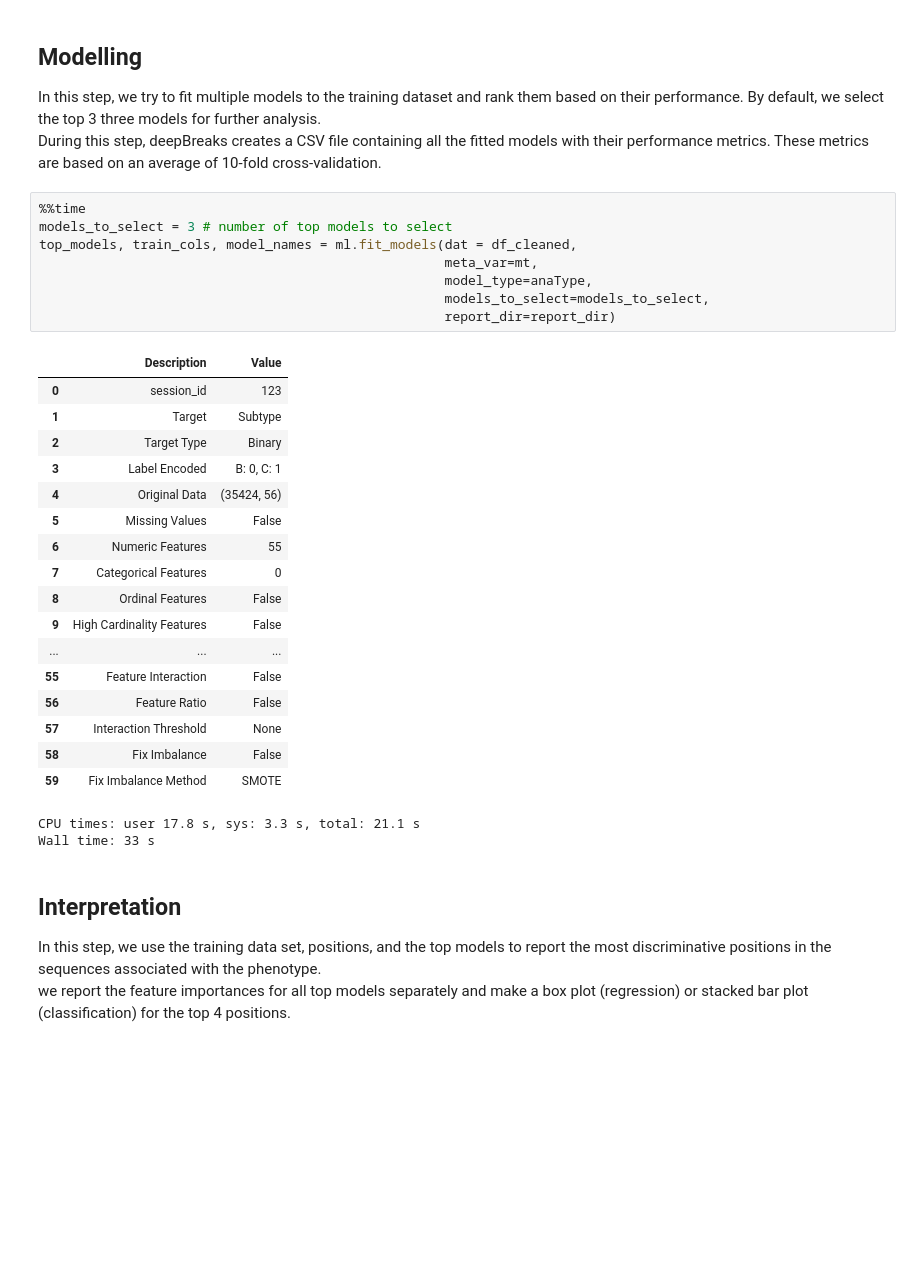
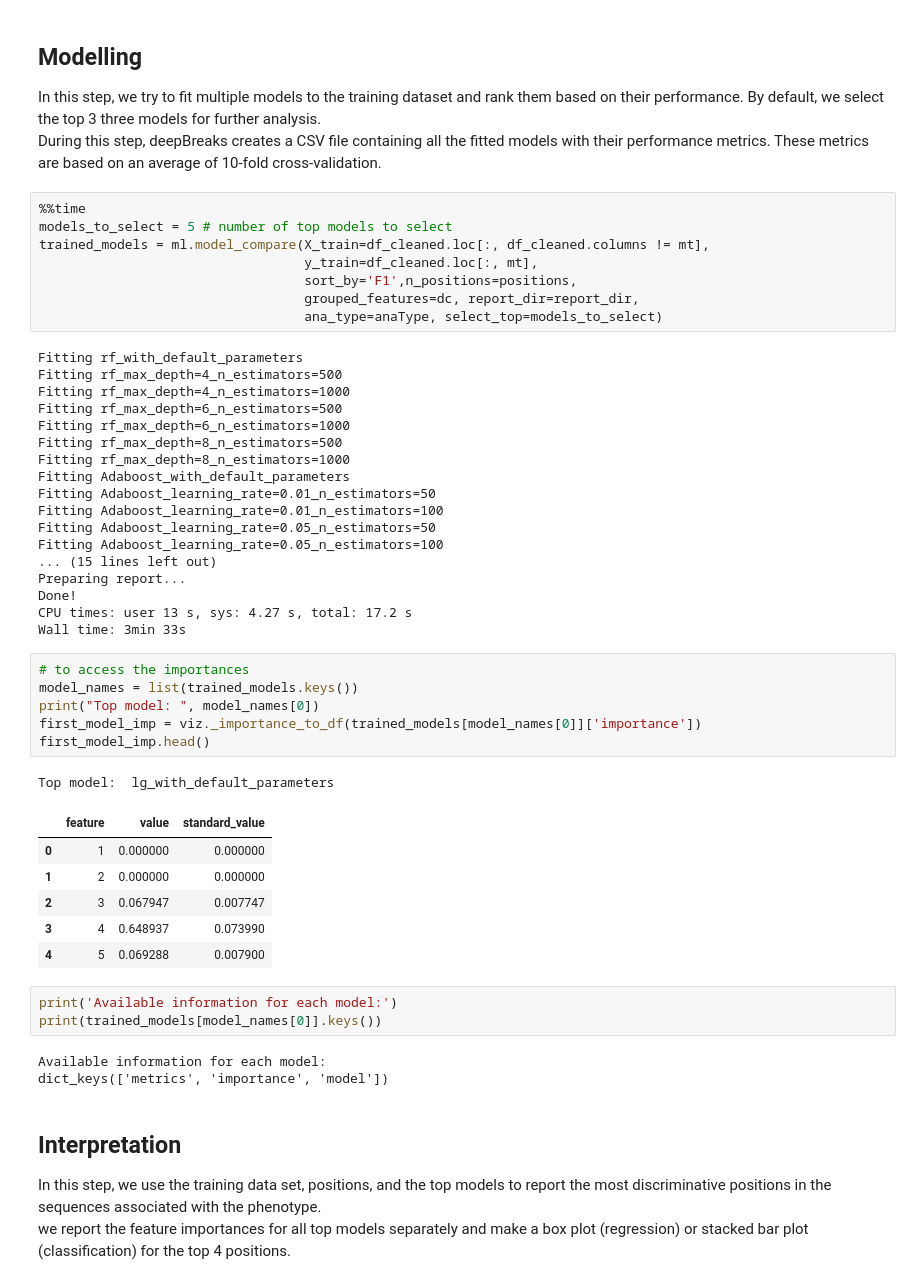
Before and after one commit to omicsEye/deepbreaks, a Jupyter notebook: examples/discrete_phenotype_HIV.ipynb, the cells around one changed output. Drawn from its saved outputs; the diff is of its cells as text; blank space fills up the shorter version.

```diff
--- a/examples/discrete_phenotype_HIV.ipynb
+++ b/examples/discrete_phenotype_HIV.ipynb
@@ -227,32 +226,50 @@ In this step, we try to fit multiple models to the training dataset and rank the
 During this step, deepBreaks creates a CSV file containing all the fitted models with their performance metrics. These metrics are based on an average of 10-fold cross-validation.
 # %%
 %%time
-models_to_select = 3 # number of top models to select
-top_models, train_cols, model_names = ml.fit_models(dat = df_cleaned,
-                                                    meta_var=mt,
-                                                    model_type=anaType,
-                                                    models_to_select=models_to_select,
-                                                    report_dir=report_dir)
+models_to_select = 5 # number of top models to select
+trained_models = ml.model_compare(X_train=df_cleaned.loc[:, df_cleaned.columns != mt],
+                                  y_train=df_cleaned.loc[:, mt],
+                                  sort_by='F1',n_positions=positions,
+                                  grouped_features=dc, report_dir=report_dir,
+                                  ana_type=anaType, select_top=models_to_select)
 # %% [output]
-|  | Description | Value |
-| 0 | session_id | 123 |
-| 1 | Target | Subtype |
-| 2 | Target Type | Binary |
-| 3 | Label Encoded | B: 0, C: 1 |
-| 4 | Original Data | (35424, 56) |
-| 5 | Missing Values | False |
-| 6 | Numeric Features | 55 |
-| 7 | Categorical Features | 0 |
-| 8 | Ordinal Features | False |
-| 9 | High Cardinality Features | False |
-| ... | ... | ... |
-| 55 | Feature Interaction | False |
-| 56 | Feature Ratio | False |
-| 57 | Interaction Threshold | None |
-| 58 | Fix Imbalance | False |
-| 59 | Fix Imbalance Method | SMOTE |
-CPU times: user 17.8 s, sys: 3.3 s, total: 21.1 s
-Wall time: 33 s
+Fitting rf_with_default_parameters
+Fitting rf_max_depth=4_n_estimators=500
+Fitting rf_max_depth=4_n_estimators=1000
+Fitting rf_max_depth=6_n_estimators=500
+Fitting rf_max_depth=6_n_estimators=1000
+Fitting rf_max_depth=8_n_estimators=500
+Fitting rf_max_depth=8_n_estimators=1000
+Fitting Adaboost_with_default_parameters
+Fitting Adaboost_learning_rate=0.01_n_estimators=50
+Fitting Adaboost_learning_rate=0.01_n_estimators=100
+Fitting Adaboost_learning_rate=0.05_n_estimators=50
+Fitting Adaboost_learning_rate=0.05_n_estimators=100
+... (15 lines left out)
+Preparing report...
+Done!
+CPU times: user 13 s, sys: 4.27 s, total: 17.2 s
+Wall time: 3min 33s
+# %%
+# to access the importances
+model_names = list(trained_models.keys())
+print("Top model: ", model_names[0])
+first_model_imp = viz._importance_to_df(trained_models[model_names[0]]['importance'])
+first_model_imp.head()
+# %% [output]
+Top model:  lg_with_default_parameters
+|  | feature | value | standard_value |
+| 0 | 1 | 0.000000 | 0.000000 |
+| 1 | 2 | 0.000000 | 0.000000 |
+| 2 | 3 | 0.067947 | 0.007747 |
+| 3 | 4 | 0.648937 | 0.073990 |
+| 4 | 5 | 0.069288 | 0.007900 |
+# %%
+print('Available information for each model:')
+print(trained_models[model_names[0]].keys())
+# %% [output]
+Available information for each model:
+dict_keys(['metrics', 'importance', 'model'])
 # %% [markdown]
 ## Interpretation
 In this step, we use the training data set, positions, and the top models to report the most discriminative positions in the sequences associated with the phenotype.
```
Also changed, not shown: parts of 16 cells of this notebook.
